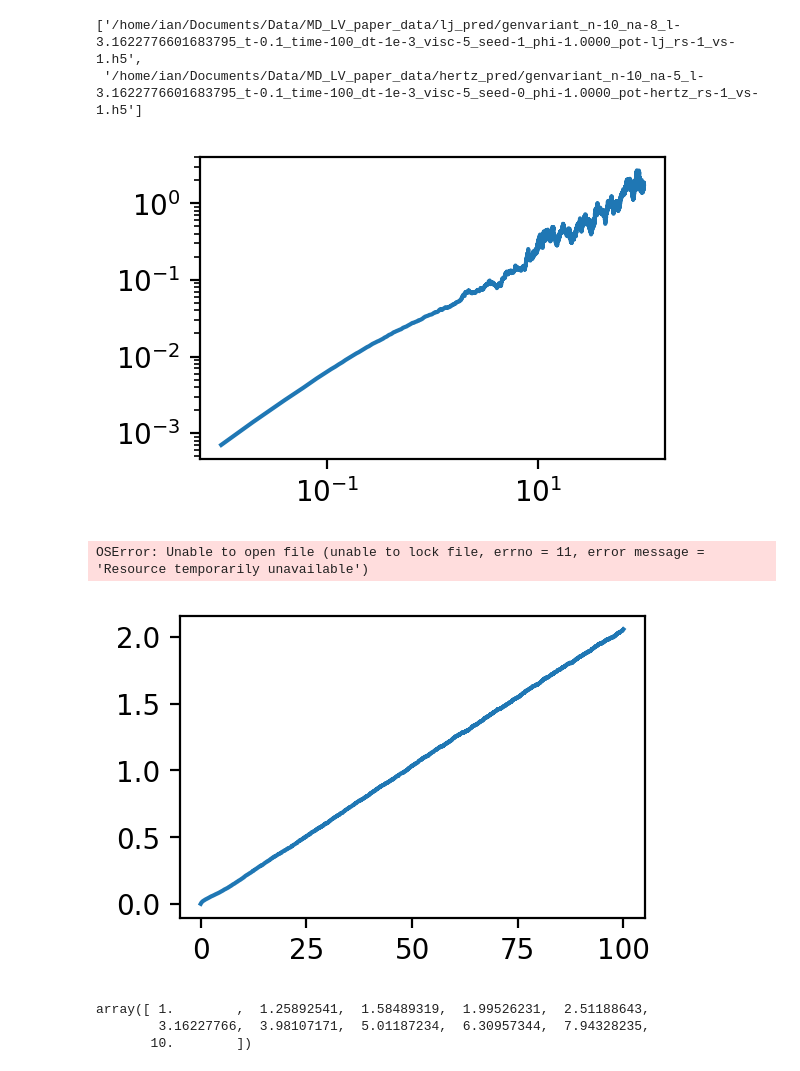
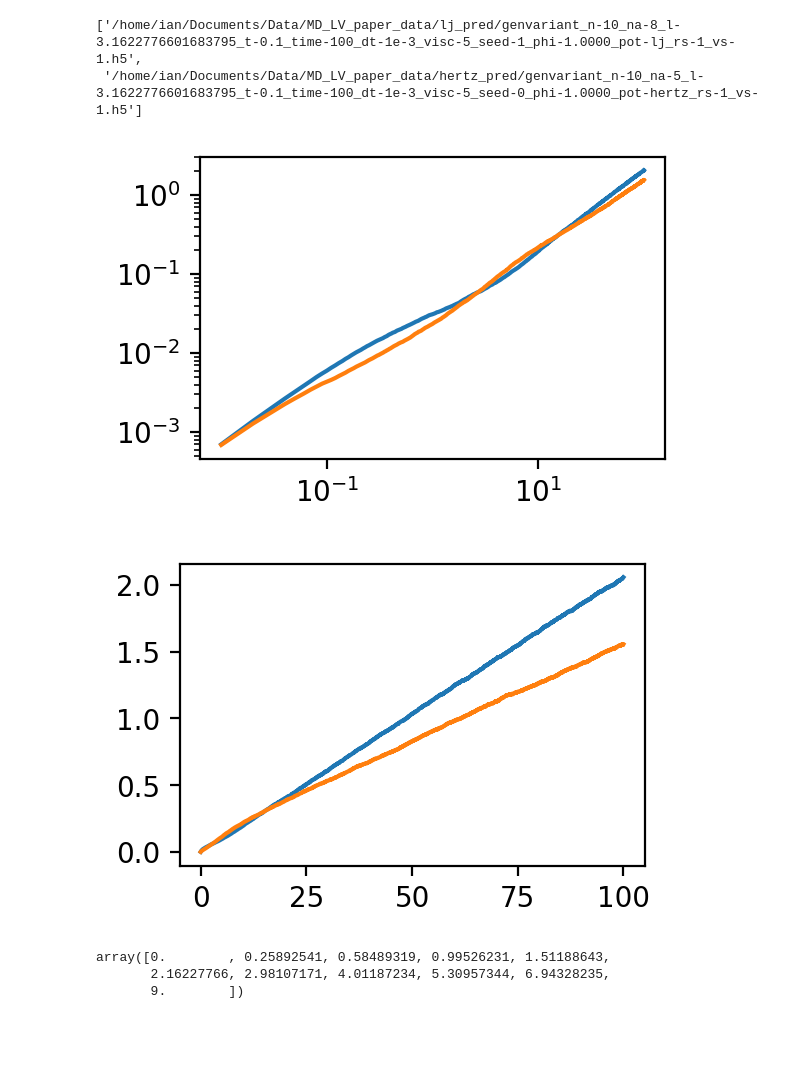
Before and after one commit to ianrgraham/md-lv, a Jupyter notebook: notebooks/local/inspect_new_hdf5_files.ipynb, the cells around one changed output. Drawn from its saved outputs; the diff is of its cells as text; code cells hidden in the pictures; blank space fills up the shorter version.

```diff
--- a/notebooks/local/inspect_new_hdf5_files.ipynb
+++ b/notebooks/local/inspect_new_hdf5_files.ipynb
@@ -34,17 +34,17 @@ files
 ['/home/ian/Documents/Data/MD_LV_paper_data/lj_pred/genvariant_n-10_na-8_l-3.1622776601683795_t-0.1_time-100_dt-1e-3_visc-5_seed-1_phi-1.0000_pot-lj_rs-1_vs-1.h5',
  '/home/ian/Documents/Data/MD_LV_paper_data/hertz_pred/genvariant_n-10_na-5_l-3.1622776601683795_t-0.1_time-100_dt-1e-3_visc-5_seed-0_phi-1.0000_pot-hertz_rs-1_vs-1.h5']
 # %%
-for f in sorted(files)[:1]:
+for f in sorted(files):
     with h5py.File(f, "r") as f:
-        norm = f["data"]["Norm"][1]
-        norm2 = f["data"]["Norm2"][1]
-        MSD = f["data"]["MSD"][1]
+        norm = f["data"]["Norm"][0]
+        norm2 = f["data"]["Norm2"][0]
+        MSD = f["data"]["MSD"][0]
         time = f["data"]["time"][:]
     plt.plot(time, MSD/norm)
 plt.yscale('log')
 plt.xscale('log')
 # %% [output]
-[figure, old version]
+[figure, new version]
 # %%
 for f in sorted(files):
     with h5py.File(f, "r") as f:
@@ -56,12 +56,11 @@ for f in sorted(files):
 # plt.yscale('log')
 # plt.xscale('log')
 # %% [output]
-OSError: Unable to open file (unable to lock file, errno = 11, error message = 'Resource temporarily unavailable')
-[figure, old version]
+[figure, new version]
 # %%
 dvs
 # %% [output]
-array([ 1.        ,  1.25892541,  1.58489319,  1.99526231,  2.51188643,
-        3.16227766,  3.98107171,  5.01187234,  6.30957344,  7.94328235,
-       10.        ])
+array([0.        , 0.25892541, 0.58489319, 0.99526231, 1.51188643,
+       2.16227766, 2.98107171, 4.01187234, 5.30957344, 6.94328235,
+       9.        ])
 # %%
```
Also changed, not shown: parts of 1 cell of this notebook.
